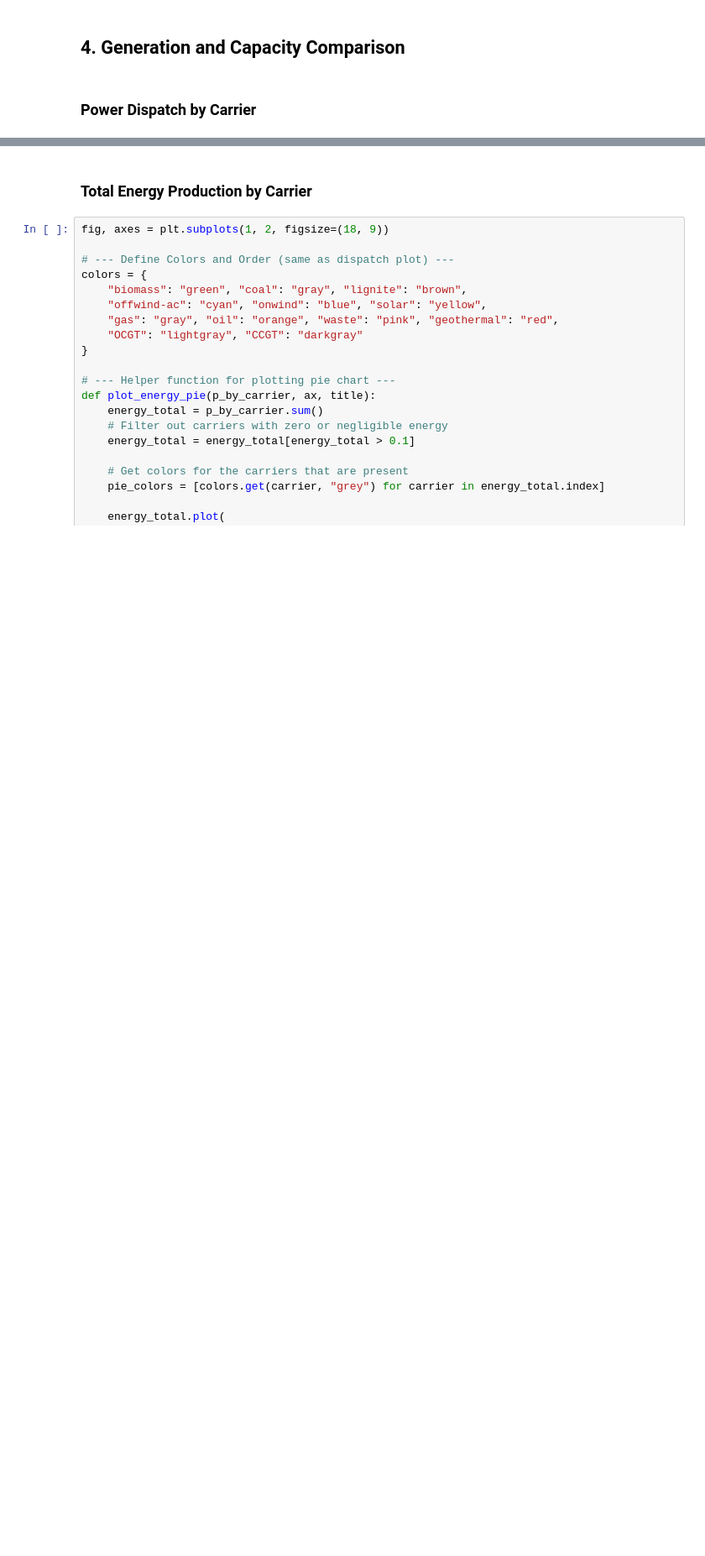
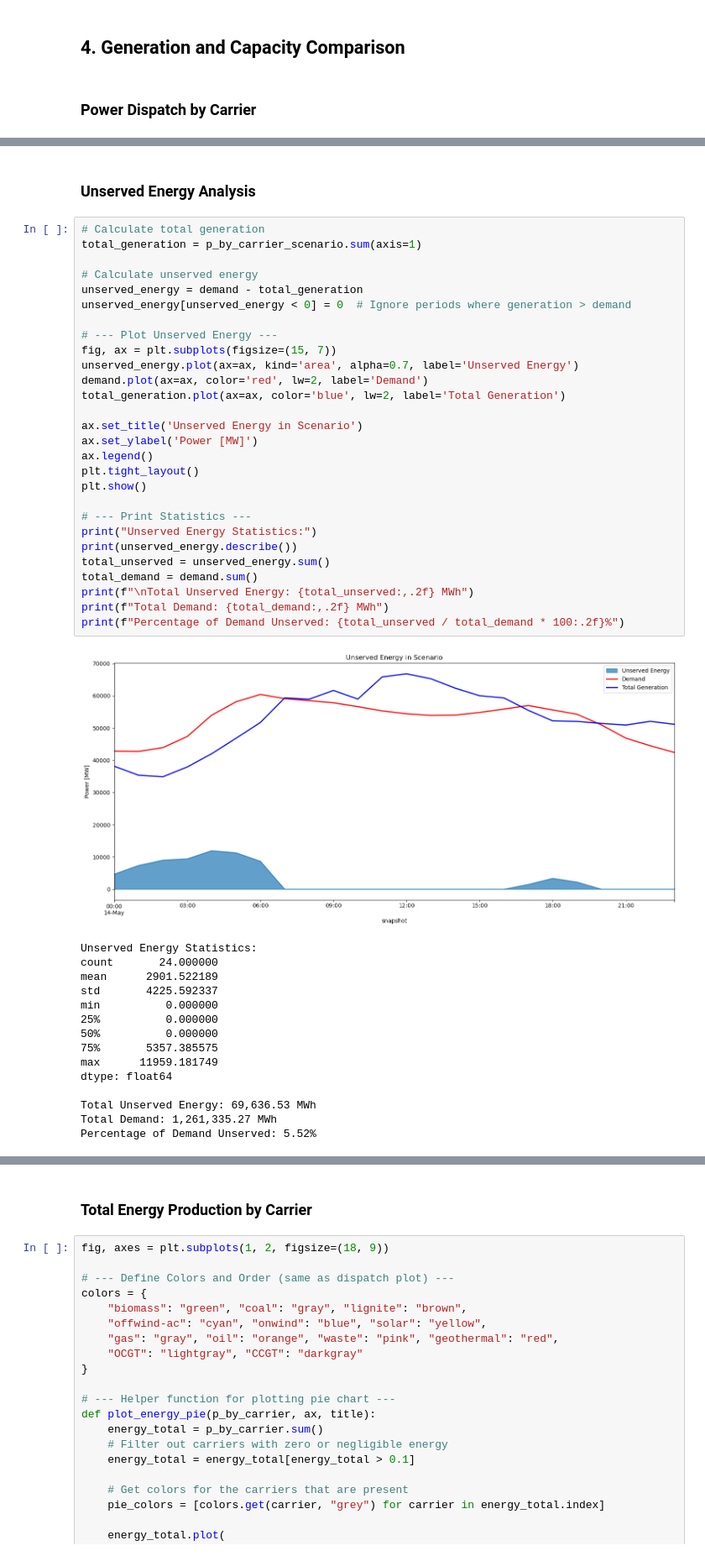
Before and after one commit to Luca2299/pypsa-eur, a Jupyter notebook: notebooks/Comparing_Scenarios.ipynb, the cells around one changed output, grey strips where cells are left out. Shown at 84% size. Drawn from its saved outputs; the diff is of its cells as text; blank space fills up the shorter version.

```diff
--- a/notebooks/Comparing_Scenarios.ipynb
+++ b/notebooks/Comparing_Scenarios.ipynb
@@ -283,0 +364,46 @@ plt.show()
+# %% [markdown]
+### Unserved Energy Analysis
+# %%
+# Calculate total generation
+total_generation = p_by_carrier_scenario.sum(axis=1)
+
+# Calculate unserved energy
+unserved_energy = demand - total_generation
+unserved_energy[unserved_energy < 0] = 0  # Ignore periods where generation > demand
+
+# --- Plot Unserved Energy ---
+fig, ax = plt.subplots(figsize=(15, 7))
+unserved_energy.plot(ax=ax, kind='area', alpha=0.7, label='Unserved Energy')
+demand.plot(ax=ax, color='red', lw=2, label='Demand')
+total_generation.plot(ax=ax, color='blue', lw=2, label='Total Generation')
+
+ax.set_title('Unserved Energy in Scenario')
+ax.set_ylabel('Power [MW]')
+ax.legend()
+plt.tight_layout()
+plt.show()
+
+# --- Print Statistics ---
+print("Unserved Energy Statistics:")
+print(unserved_energy.describe())
+total_unserved = unserved_energy.sum()
+total_demand = demand.sum()
+print(f"\nTotal Unserved Energy: {total_unserved:,.2f} MWh")
+print(f"Total Demand: {total_demand:,.2f} MWh")
+print(f"Percentage of Demand Unserved: {total_unserved / total_demand * 100:.2f}%")
+# %% [output]
+[figure, added]
+Unserved Energy Statistics:
+count       24.000000
+mean      2901.522189
+std       4225.592337
+min          0.000000
+25%          0.000000
+50%          0.000000
+75%       5357.385575
+max      11959.181749
+dtype: float64
+
+Total Unserved Energy: 69,636.53 MWh
+Total Demand: 1,261,335.27 MWh
+Percentage of Demand Unserved: 5.52%
```
Also changed, not shown: parts of 15 cells of this notebook, 1 other file.
